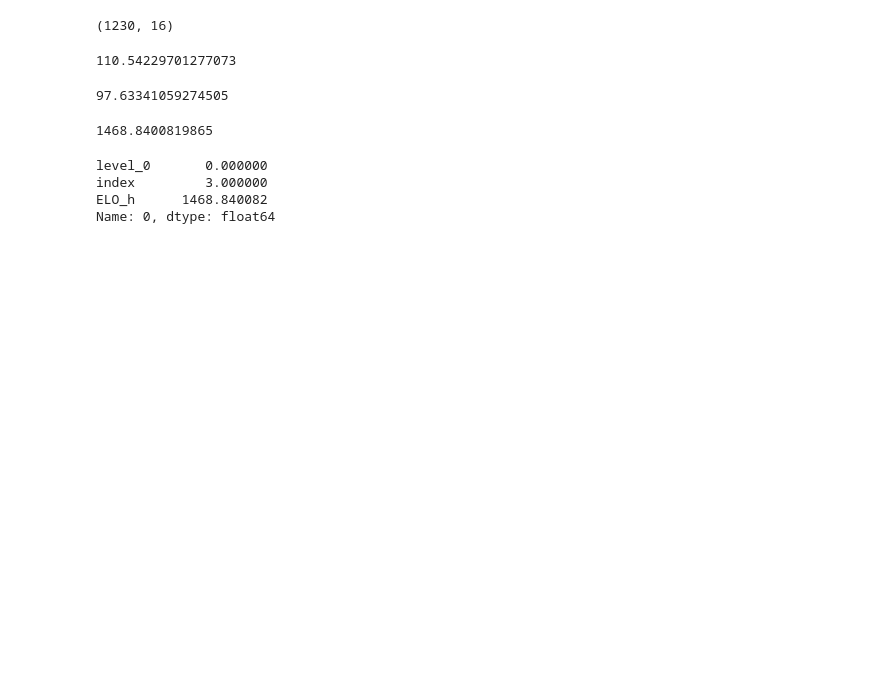
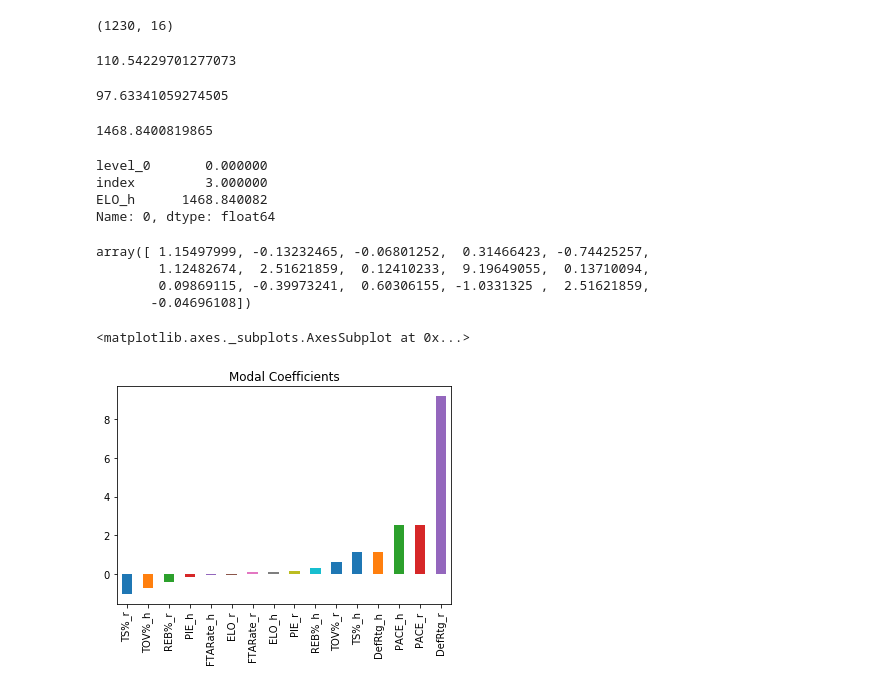
Before and after one commit to charlehl/project-three-nba-predict, a Jupyter notebook: exploratory/score_predict.ipynb, the cells around one changed output. Drawn from its saved outputs; the diff is of its cells as text; code cells hidden in the pictures; blank space fills up the shorter version.

Commit message:
add coef graphing for flask app usage and add to project intro

```diff
--- a/exploratory/score_predict.ipynb
+++ b/exploratory/score_predict.ipynb
@@ -1344,3 +1344,13 @@ score_scalar_filename = "score_scalar.save"
 bay_rig_scaler = joblib.load(bayScalar_filename)
 # %%
 bay_rig_scaler.scale_
+# %%
+homeBay.coef_
+# %% [output]
+array([ 1.15497999, -0.13232465, -0.06801252,  0.31466423, -0.74425257,
+        1.12482674,  2.51621859,  0.12410233,  9.19649055,  0.13710094,
+        0.09869115, -0.39973241,  0.60306155, -1.0331325 ,  2.51621859,
+       -0.04696108])
+# %%
+predictors = X_train.columns
+coef = pd.Series(homeBay.coef_,predictors).sort_values()
@@ -1346,0 +1361,5 @@ bay_rig_scaler.scale_
+# %%
+coef.plot(kind='bar', title='Modal Coefficients')
+# %% [output]
+<matplotlib.axes._subplots.AxesSubplot at 0x...>
+[figure, added]
```
Also changed, not shown: parts of 3 cells of this notebook, 2 other files.
